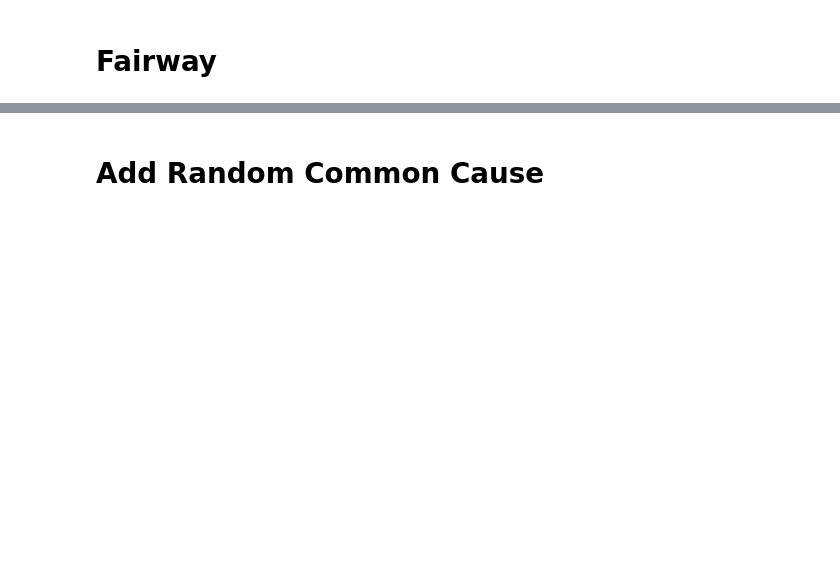
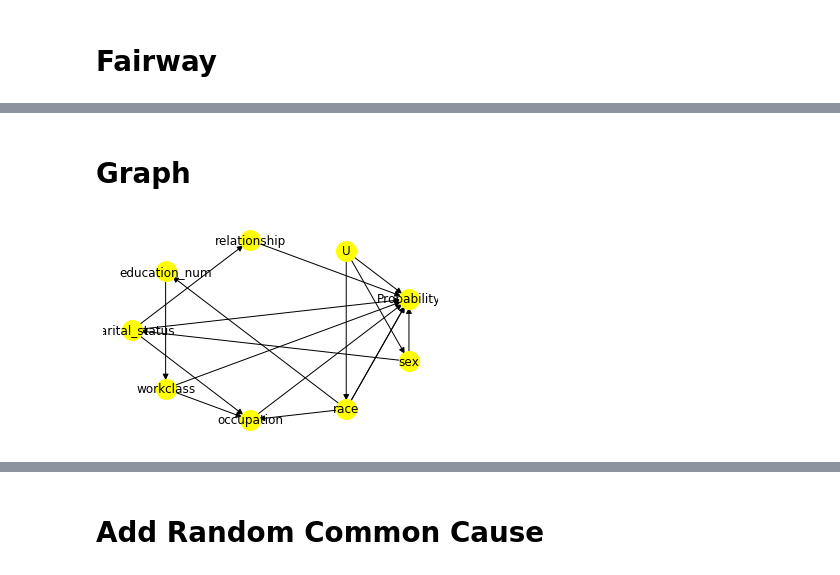
Before and after one commit to anonymous12138/Causality-Testing, a Jupyter notebook: src/dowhy/Fairway/Adult-Sex.ipynb, the cells around one changed output, grey strips where cells are left out. Drawn from its saved outputs; the diff is of its cells as text; code cells hidden in the pictures; blank space fills up the shorter version.

```diff
--- a/src/dowhy/Fairway/Adult-Sex.ipynb
+++ b/src/dowhy/Fairway/Adult-Sex.ipynb
@@ -61,15 +56,0 @@ clf_female.fit(X_train_female, y_train_female)
-# %%
-print(dataset_orig.shape)
-
-df_removed = pd.DataFrame(columns=dataset_orig.columns)
-
-for index,row in dataset_orig.iterrows():
-    row_ = [row.values[0:len(row.values)-1]]
-    y_male = clf_male.predict(row_)
-    y_female = clf_female.predict(row_)
-    if y_male[0] != y_female[0]:
-        df_removed = df_removed.append(row, ignore_index=True)
-        dataset_orig = dataset_orig.drop(index)
-
-print(dataset_orig.shape)
-print(df_removed.shape)
@@ -78,18 +110,21 @@ dataset_orig
+# %% [markdown]
+# Graph
 # %%
 causal_graph = """
 digraph {
 marital_status;
 workclass;
 occupation;
-relationship;
 race;
 sex;
-education_num;
 Probability;
 U[label="Unobserved Confounders"];
+
 sex -> Probability;
-sex -> marital_status; marital_status -> Probability; workclass -> occupation;
-marital_status -> occupation; occupation -> Probability
+race -> Probability;
+sex -> marital_status; marital_status -> Probability;
+workclass -> occupation;
+marital_status -> occupation; occupation -> Probability;
 marital_status -> relationship; relationship -> Probability
 race -> occupation; race -> Probability;
 race -> education_num; education_num -> workclass;
@@ -101,17 +136,19 @@ U->sex;U->race;U->Probability;
 ## dowhy works for binary inputs only
 
 
-dataset_orig['Probability'] = np.where(dataset_orig['Probability'] == 0, False, True)
-dataset_orig[protected_attribute] = np.where(dataset_orig[protected_attribute] == 1, True, False)
+dataset_orig_train['Probability'] = np.where(dataset_orig_train['Probability'] == 0, False, True)
+dataset_orig_train[protected_attribute] = np.where(dataset_orig_train[protected_attribute] == 1, True, False)
 # %%
 # With graph
 model=CausalModel(
-        data = dataset_orig,
+        data = dataset_orig_train,
         treatment=protected_attribute,
         outcome="Probability",
         graph=causal_graph.replace("\n", " ")
         )
 model.view_model()
+# %% [output]
+[figure, added]
 # %%
 identified_estimand = model.identify_effect(proceed_when_unidentifiable=True)
 print(identified_estimand)
```
Also changed, not shown: parts of 11 cells of this notebook, 10 other files.
